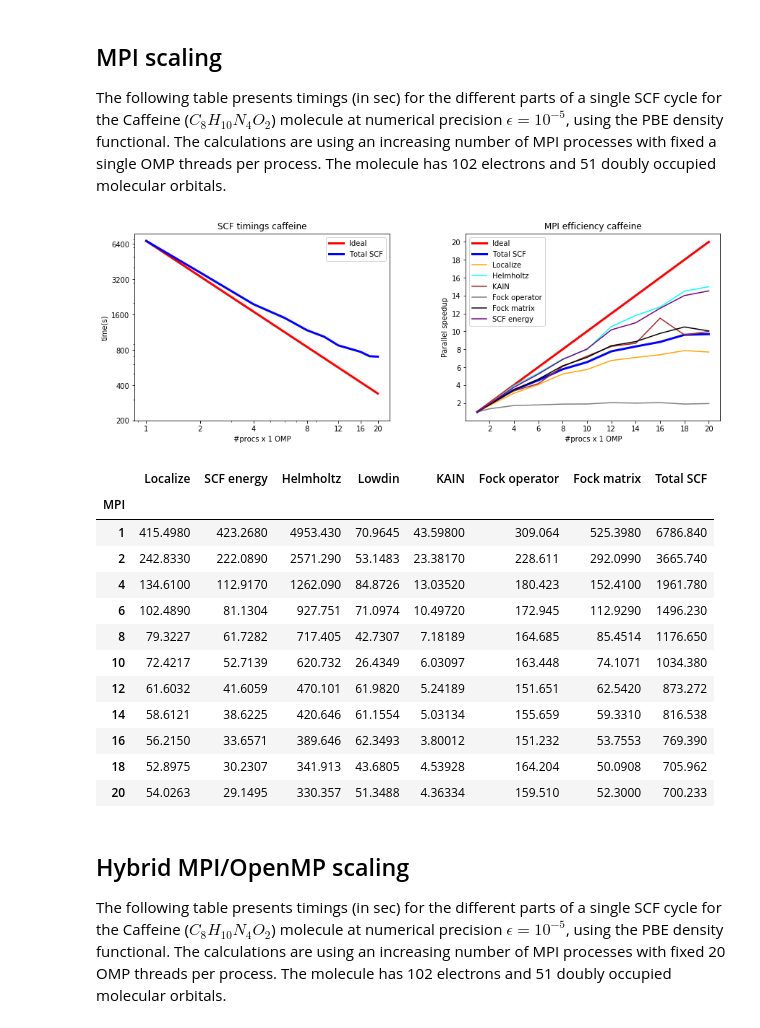
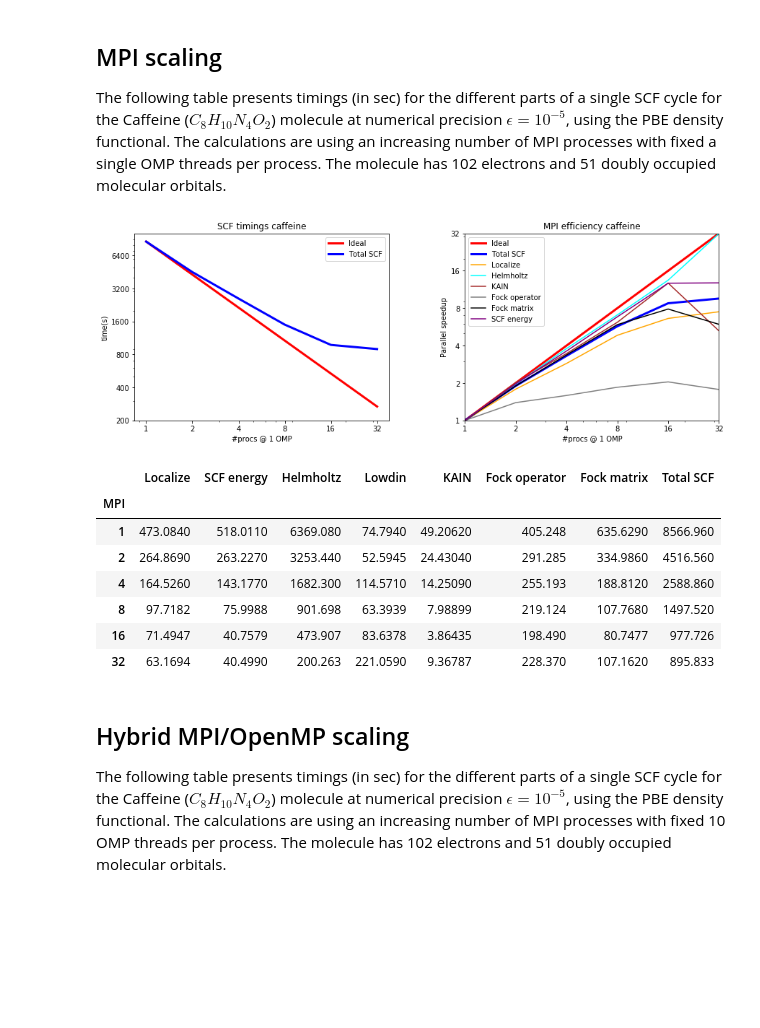
Before and after one commit to MRChemSoft/mrchem-benchmark, a Jupyter notebook: caffeine.ipynb, the cells around one changed output. Saved outputs shown, nothing was run; the diff lists cells and outputs as text; code cells hidden in the pictures; blank space fills up the shorter version.

```diff
--- a/caffeine.ipynb
+++ b/caffeine.ipynb
@@ -120,56 +120,52 @@ mol='caffeine'
 mpi_frame = pd.read_csv("caffeine/scf.csv", index_col=[0,2,1])
 mpi_series = mpi_frame.loc[mol,omp]
 
 plt.subplot(121)
 plt.title('SCF timings ' + mol)
 plt.plot(mpi_series.index, ref*mpi_series['Total SCF'][ref]/mpi_series.index, c='red', lw=3, label='Ideal')
 plt.plot(mpi_series['Total SCF'], c='blue', lw=3, label='Total SCF')
 plt.legend(loc='upper right')
 plt.yscale('log')
 plt.xscale('log')
 plt.yticks([200, 400, 800, 1600, 3200, 6400], [200, 400, 800, 1600, 3200, 6400])
-plt.xticks([1, 2, 4, 8, 12, 16, 20], [1, 2, 4, 8, 12, 16, 20])
+plt.xticks([1, 2, 4, 8, 16, 32], [1, 2, 4, 8, 16, 32])
 plt.ylabel('time(s)')
-plt.xlabel('#procs' + ' x ' + str(omp) + ' OMP')
+plt.xlabel('#procs' + ' @ ' + str(omp) + ' OMP')
 
 plt.subplot(122)
 plt.title('MPI efficiency ' + mol)
 plt.plot(mpi_series.index, mpi_series.index, c='red', lw=3, label='Ideal')
 plt.plot(ref*mpi_series['Total SCF'][ref]/mpi_series['Total SCF'], c='blue', lw=3, label='Total SCF')
 plt.plot(ref*mpi_series['Localize'][ref]/mpi_series['Localize'], c='orange', label='Localize')
 plt.plot(ref*mpi_series['Helmholtz'][ref]/mpi_series['Helmholtz'], c='cyan', label='Helmholtz')
 plt.plot(ref*mpi_series['KAIN'][ref]/mpi_series['KAIN'], c='brown', label='KAIN')
 plt.plot(ref*mpi_series['Fock operator'][ref]/mpi_series['Fock operator'], c='gray', label='Fock operator')
 plt.plot(ref*mpi_series['Fock matrix'][ref]/mpi_series['Fock matrix'], c='black', label='Fock matrix')
 plt.plot(ref*mpi_series['SCF energy'][ref]/mpi_series['SCF energy'], c='purple', label='SCF energy')
 plt.legend(loc='upper left')
-#plt.yscale('log')
-#plt.xscale('log')
-plt.yticks([2, 4, 6, 8, 10, 12, 14, 16, 18, 20], [2, 4, 6, 8, 10, 12, 14, 16, 18, 20])
-plt.xticks([2, 4, 6, 8, 10, 12, 14, 16, 18, 20], [2, 4, 6, 8, 10, 12, 14, 16, 18, 20])
+plt.yscale('log')
+plt.xscale('log')
+plt.axis([1,32,1,32])
+plt.yticks([1, 2, 4, 8, 16, 32], [1, 2, 4, 8, 16, 32])
+plt.xticks([1, 2, 4, 8, 16, 32], [1, 2, 4, 8, 16, 32])
 plt.ylabel('Parallel speedup')
-plt.xlabel('#procs' + ' x ' + str(omp) + ' OMP')
+plt.xlabel('#procs' + ' @ ' + str(omp) + ' OMP')
 
 plt.subplots_adjust(top=1.0, bottom=0.1, right=2, wspace=.30)
 plt.show()
 mpi_frame.loc[mol,omp]
 # %% [output]
-[figure, old version]
+[figure, new version]
 |  | Localize | SCF energy | Helmholtz | Lowdin | KAIN | Fock operator | Fock matrix | Total SCF |
 | MPI |  |  |  |  |  |  |  |  |
-| 1 | 415.4980 | 423.2680 | 4953.430 | 70.9645 | 43.59800 | 309.064 | 525.3980 | 6786.840 |
-| 2 | 242.8330 | 222.0890 | 2571.290 | 53.1483 | 23.38170 | 228.611 | 292.0990 | 3665.740 |
-| 4 | 134.6100 | 112.9170 | 1262.090 | 84.8726 | 13.03520 | 180.423 | 152.4100 | 1961.780 |
-| 6 | 102.4890 | 81.1304 | 927.751 | 71.0974 | 10.49720 | 172.945 | 112.9290 | 1496.230 |
-| 8 | 79.3227 | 61.7282 | 717.405 | 42.7307 | 7.18189 | 164.685 | 85.4514 | 1176.650 |
-| 10 | 72.4217 | 52.7139 | 620.732 | 26.4349 | 6.03097 | 163.448 | 74.1071 | 1034.380 |
-| 12 | 61.6032 | 41.6059 | 470.101 | 61.9820 | 5.24189 | 151.651 | 62.5420 | 873.272 |
-| 14 | 58.6121 | 38.6225 | 420.646 | 61.1554 | 5.03134 | 155.659 | 59.3310 | 816.538 |
-| 16 | 56.2150 | 33.6571 | 389.646 | 62.3493 | 3.80012 | 151.232 | 53.7553 | 769.390 |
-| 18 | 52.8975 | 30.2307 | 341.913 | 43.6805 | 4.53928 | 164.204 | 50.0908 | 705.962 |
-| 20 | 54.0263 | 29.1495 | 330.357 | 51.3488 | 4.36334 | 159.510 | 52.3000 | 700.233 |
+| 1 | 473.0840 | 518.0110 | 6369.080 | 74.7940 | 49.20620 | 405.248 | 635.6290 | 8566.960 |
+| 2 | 264.8690 | 263.2270 | 3253.440 | 52.5945 | 24.43040 | 291.285 | 334.9860 | 4516.560 |
+| 4 | 164.5260 | 143.1770 | 1682.300 | 114.5710 | 14.25090 | 255.193 | 188.8120 | 2588.860 |
+| 8 | 97.7182 | 75.9988 | 901.698 | 63.3939 | 7.98899 | 219.124 | 107.7680 | 1497.520 |
+| 16 | 71.4947 | 40.7579 | 473.907 | 83.6378 | 3.86435 | 198.490 | 80.7477 | 977.726 |
+| 32 | 63.1694 | 40.4990 | 200.263 | 221.0590 | 9.36787 | 228.370 | 107.1620 | 895.833 |
 # %% [markdown]
 ## Hybrid MPI/OpenMP scaling
 
-The following table presents timings (in sec) for the different parts of a single SCF cycle for the Caffeine ($C_{8}H_{10}N_{4}O_{2}$) molecule at numerical precision $\epsilon=10^{-5}$, using the PBE density functional. The calculations are using an increasing number of MPI processes with fixed 20 OMP threads per process. The molecule has 102 electrons and 51 doubly occupied molecular orbitals.
+The following table presents timings (in sec) for the different parts of a single SCF cycle for the Caffeine ($C_{8}H_{10}N_{4}O_{2}$) molecule at numerical precision $\epsilon=10^{-5}$, using the PBE density functional. The calculations are using an increasing number of MPI processes with fixed 10 OMP threads per process. The molecule has 102 electrons and 51 doubly occupied molecular orbitals.
 # %%
```
Also changed, not shown: parts of 4 cells of this notebook.
